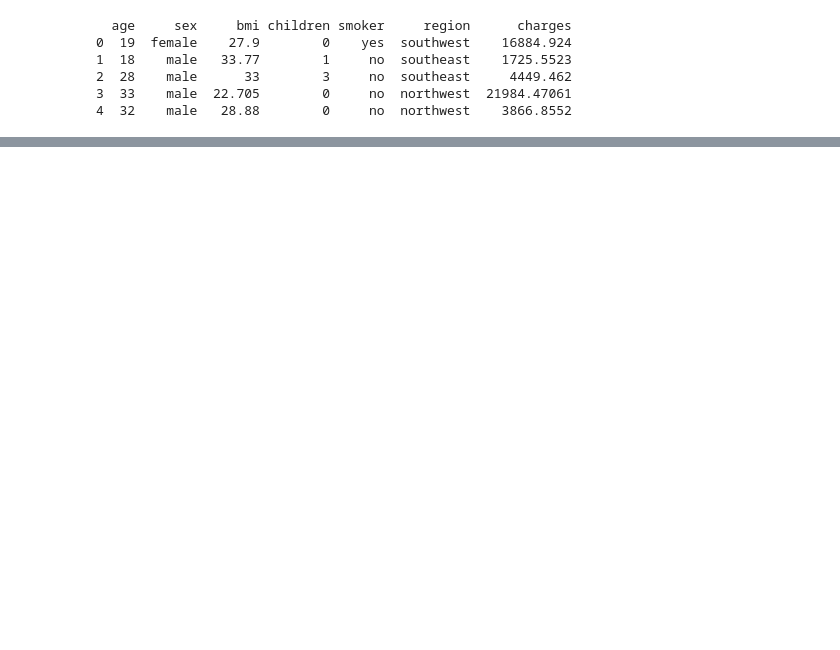
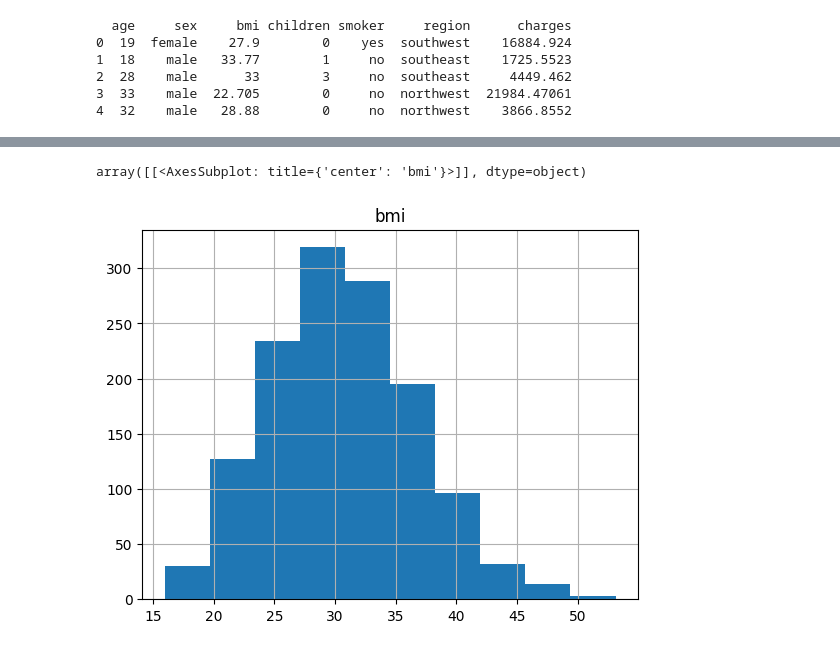
Before and after one commit to JeffRoth/US-medical-insurance-costs, a Jupyter notebook: us-medical-insurance-costs.ipynb, the cells around one changed output, grey strips where cells are left out. Saved outputs shown, nothing was run; the diff lists cells and outputs as text; code cells hidden in the pictures; blank space fills up the shorter version.

```diff
--- a/us-medical-insurance-costs.ipynb
+++ b/us-medical-insurance-costs.ipynb
@@ -168 +204,6 @@ print(df.head())
+# %%
+df2.hist('bmi')
+# %% [output]
+array([[<AxesSubplot: title={'center': 'bmi'}>]], dtype=object)
+[figure, added]
 # %%
```
Also changed, not shown: parts of 21 cells of this notebook.
